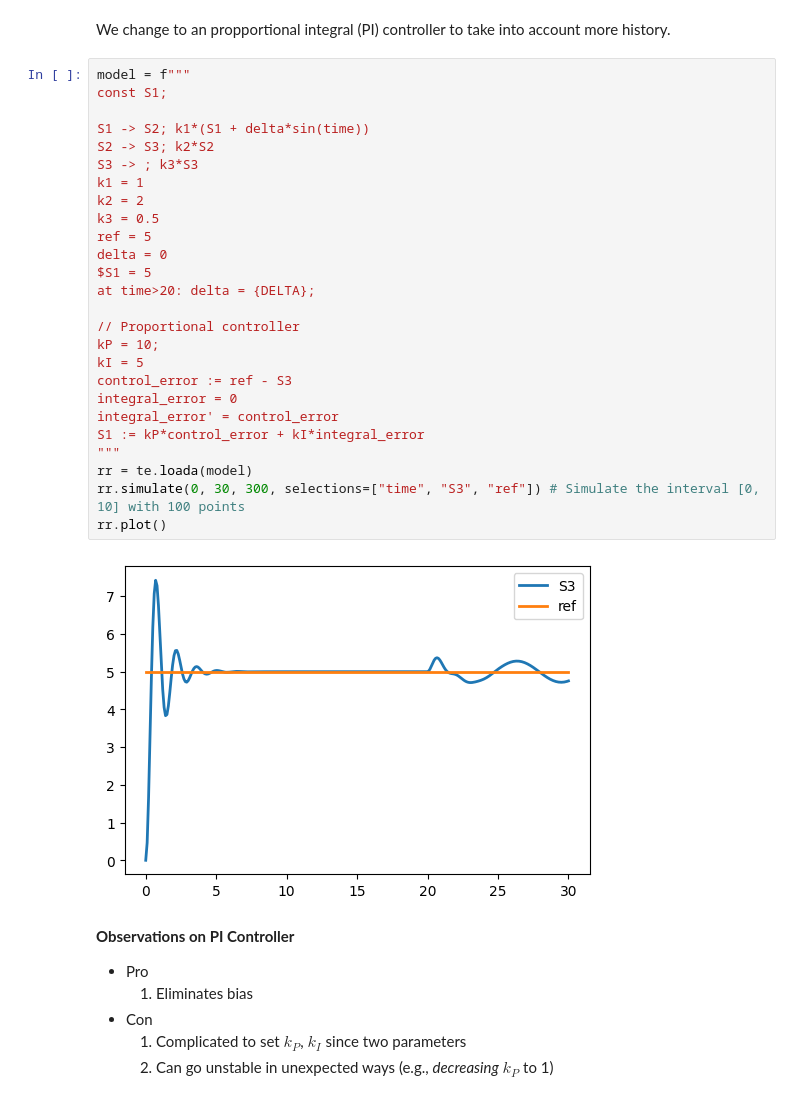
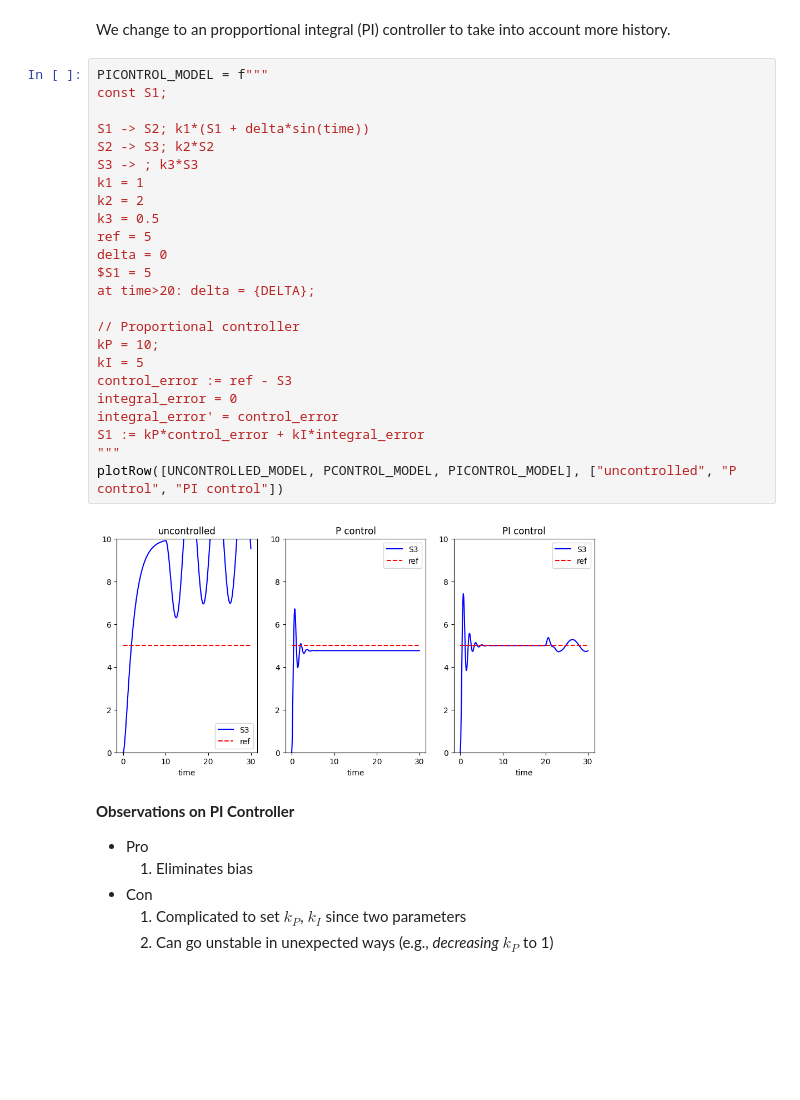
Before and after one commit to joseph-hellerstein/advanced-controls-lectures, a Jupyter notebook: short_class_lectures/Controller_Examples/designing_controllers.ipynb, the cells around one changed output. Saved outputs shown, nothing was run; the diff lists cells and outputs as text; blank space fills up the shorter version.

Commit message:
Improved comparisons between control types

```diff
--- a/short_class_lectures/Controller_Examples/designing_controllers.ipynb
+++ b/short_class_lectures/Controller_Examples/designing_controllers.ipynb
@@ -152,33 +185,31 @@ Plot reference and output
 # %% [markdown]
 We change to an propportional integral (PI) controller to take into account more history.
 # %%
-model = f"""
+PICONTROL_MODEL = f"""
 const S1;
 
 S1 -> S2; k1*(S1 + delta*sin(time))
 S2 -> S3; k2*S2
 S3 -> ; k3*S3
 k1 = 1
 k2 = 2
 k3 = 0.5
 ref = 5
 delta = 0
 $S1 = 5
 at time>20: delta = {DELTA};
 
 // Proportional controller
 kP = 10;
 kI = 5
 control_error := ref - S3
 integral_error = 0
 integral_error' = control_error
 S1 := kP*control_error + kI*integral_error
 """
-rr = te.loada(model)
-rr.simulate(0, 30, 300, selections=["time", "S3", "ref"]) # Simulate the interval [0, 10] with 100 points
-rr.plot()
+plotRow([UNCONTROLLED_MODEL, PCONTROL_MODEL, PICONTROL_MODEL], ["uncontrolled", "P control", "PI control"])
 # %% [output]
-[figure, old version]
+[figure, new version]
 # %% [markdown]
 **Observations on PI Controller**
 * Pro
```
Also changed, not shown: parts of 7 cells of this notebook.
